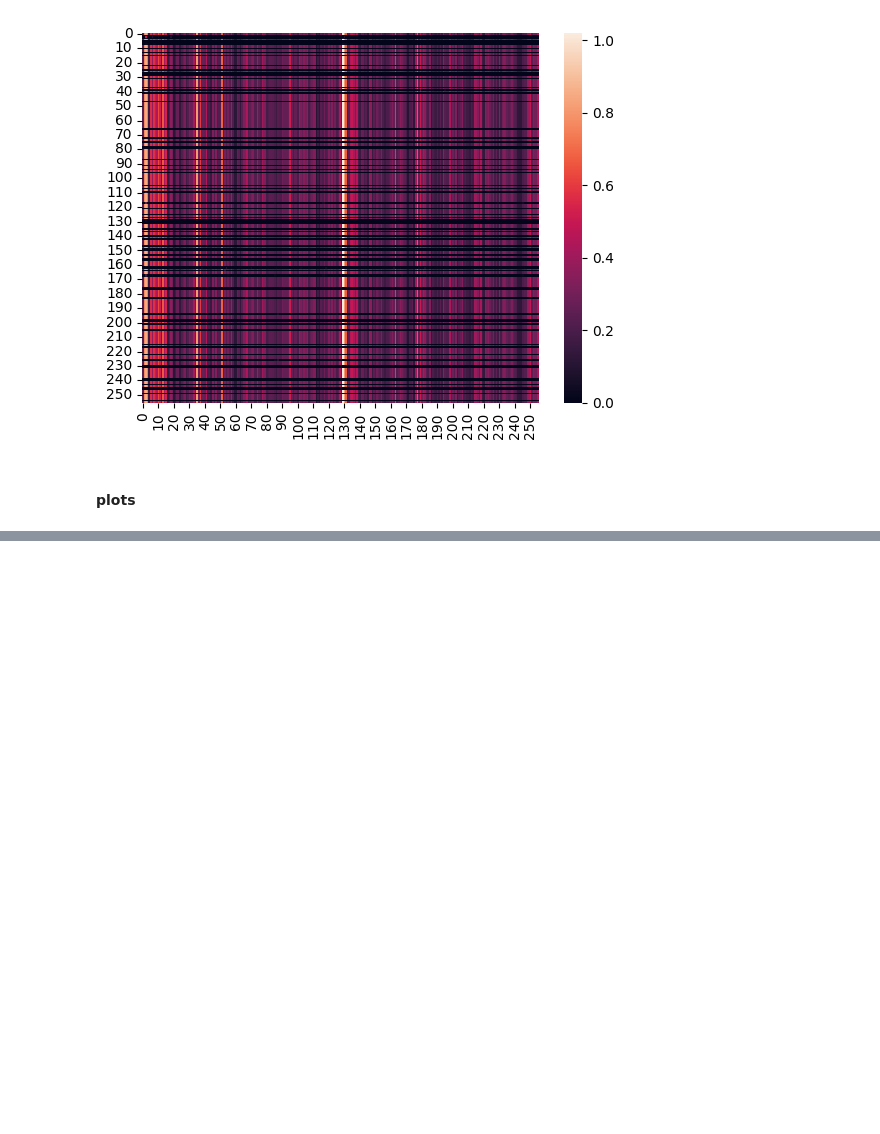
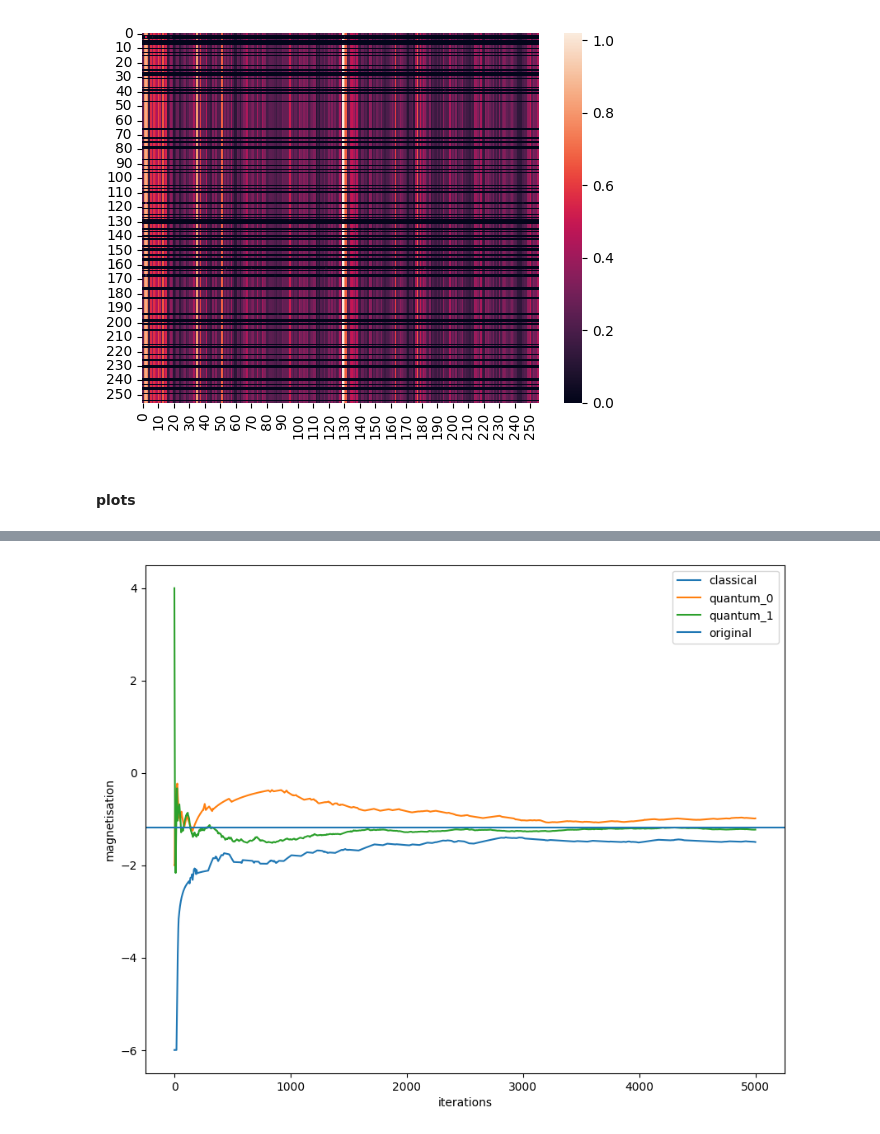
Before and after one commit to pafloxy/qhack-project-raflaneq, a Jupyter notebook: data-collecting-notebook _s.ipynb, the cells around one changed output, grey strips where cells are left out. Drawn from its saved outputs; the diff is of its cells as text; code cells hidden in the pictures; blank space fills up the shorter version.

```diff
--- a/data-collecting-notebook _s.ipynb
+++ b/data-collecting-notebook _s.ipynb
@@ -325,0 +326,18 @@ plt.show()
+# %%
+magnetization_model = esm_model.get_observable_expectation(magnetization_of_state)
+magnetization_c = calculate_runnning_magnetisation(cchain)
+magnetization_q_0 = calculate_runnning_magnetisation(qchain_0)
+magnetization_q_1 = calculate_runnning_magnetisation(qchain_1)
+# %%
+
+plt.figure(figsize=(10,8))
+plt.plot(magnetization_c, label= 'classical')
+plt.plot(magnetization_q_0, label= 'quantum_0')
+plt.plot(magnetization_q_1, label= 'quantum_1')
+plt.axhline(magnetization_model, label= 'original')
+plt.xlabel("iterations")
+plt.ylabel("magnetisation")
+plt.legend()
+plt.show()
+# %% [output]
+[figure, added]
```
Also changed, not shown: parts of 4 cells of this notebook, 2 other files.
